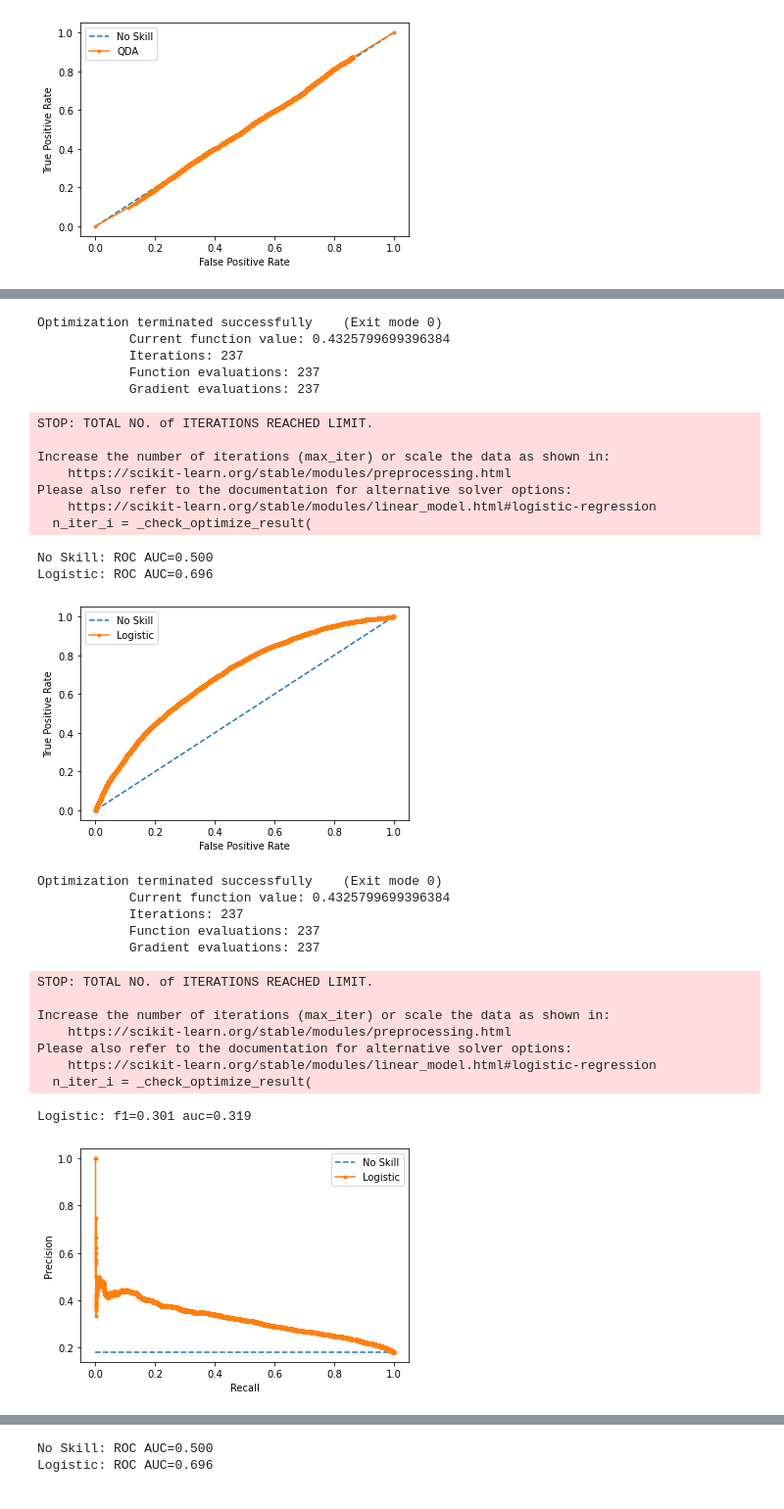
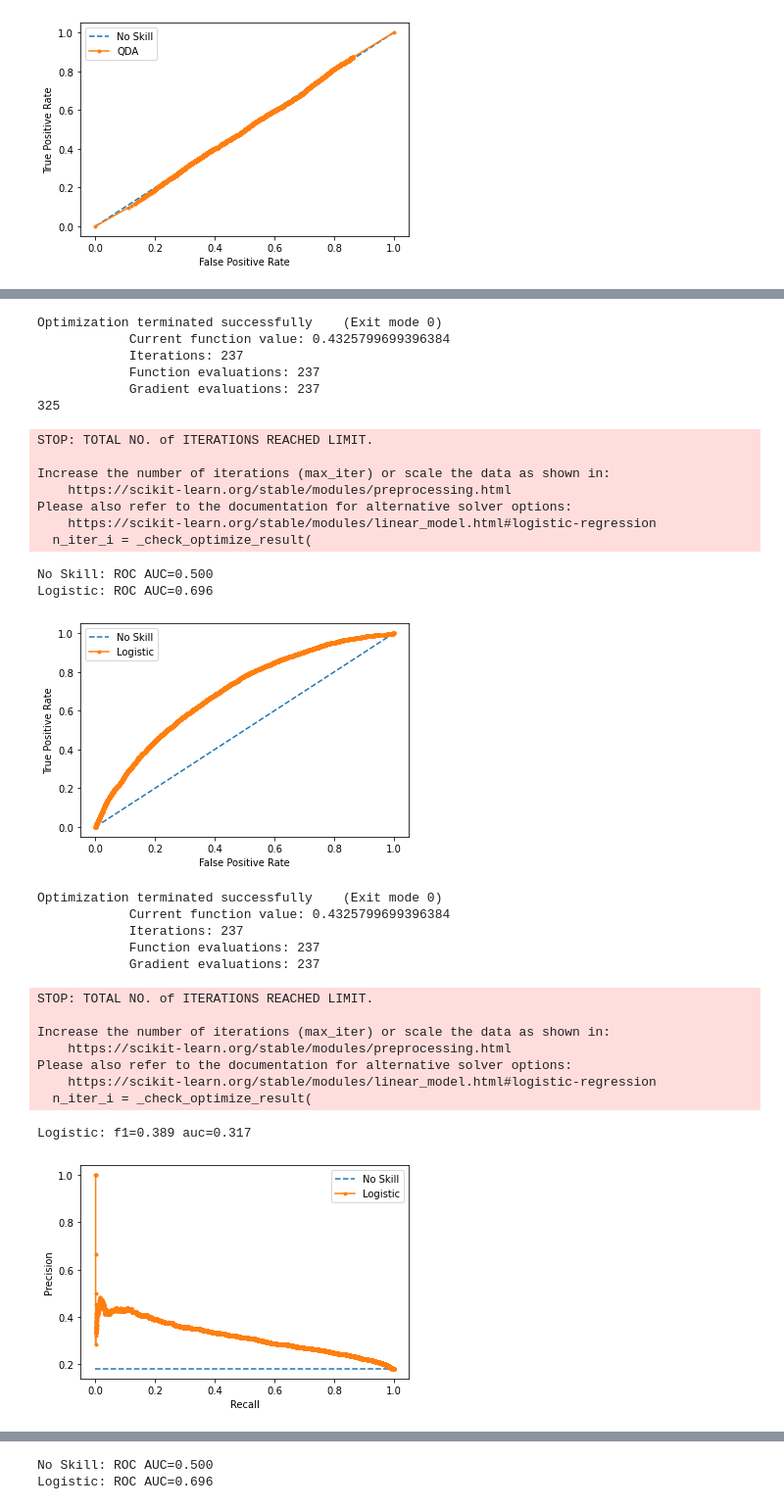
Before and after one commit to MarlonFacey/LoanDataLogReg, a Jupyter notebook: Loan Data EDA_Jason.ipynb, the cells around one changed output, grey strips where cells are left out. Shown at 98% size. Drawn from its saved outputs; the diff is of its cells as text; code cells hidden in the pictures.

```diff
--- a/Loan Data EDA_Jason.ipynb
+++ b/Loan Data EDA_Jason.ipynb
@@ -261,7 +266,7 @@ No Skill: ROC AUC=0.500
 Logistic: ROC AUC=0.505
 [figure]
 # %%
-w = {0:1, 1:8}
+w = {0:1, 1:5}
 clf = LogisticRegression(class_weight = w)
 clf.fit(X,Y)
 y_pred = clf.predict(X_test)
@@ -495,0 +554,25 @@ Logistic: ROC AUC=0.498
+# %%
+#Recall QDA
+
+qda_model = QDA()
+ns_probs = [0 for _ in range(len(y_test))]
+qda_model.fit(X,Y)
+lr_probs = qda_model.predict_proba(X_test)
+lr_probs = lr_probs[:, 1]
+y_pred = qda_model.predict(X_test)
+lr_precision, lr_recall, _ = precision_recall_curve(y_test, lr_probs)
+lr_f1, lr_auc = f1_score(y_test, y_pred), auc(lr_recall, lr_precision)
+# summarize scores
+print('Logistic: f1=%.3f auc=%.3f' % (lr_f1, lr_auc))
+# plot the precision-recall curves
+no_skill = len(y_test[y_test==1]) / len(y_test)
+plt.plot([0, 1], [no_skill, no_skill], linestyle='--', label='No Skill')
+plt.plot(lr_recall, lr_precision, marker='.', label='QDA')
+# axis labels
+plt.xlabel('Recall')
+plt.ylabel('Precision')
+# show the legend
+plt.legend()
+# show the plot
+plt.savefig("recall_QDA.png")
+plt.show()
@@ -497,9 +583,10 @@ Logistic: ROC AUC=0.498
 log_reg = sm.Logit(Y, X).fit_regularized()
 pos_coef = np.abs(log_reg.params)
 interaction = PolynomialFeatures(degree=2,interaction_only=True, include_bias=False)
-X1 = pd.DataFrame(interaction.fit_transform(X[pos_coef.nlargest(22).index]),columns=interaction.get_feature_names(X.columns.to_list()))
+X1 = pd.DataFrame(interaction.fit_transform(X[pos_coef.nlargest(25).index]),columns=interaction.get_feature_names(X.columns.to_list()))
 X1.index = Y.index
-X1_test = pd.DataFrame(interaction.fit_transform(X_test[pos_coef.nlargest(22).index]),columns=interaction.get_feature_names(X_test.columns.to_list()))
+print(X1.shape[1])
+X1_test = pd.DataFrame(interaction.fit_transform(X_test[pos_coef.nlargest(25).index]),columns=interaction.get_feature_names(X_test.columns.to_list()))
 X1_test.index = X_test.index
 
 clf = LogisticRegression()
@@ -530,6 +617,7 @@ Optimization terminated successfully    (Exit mode 0)
             Iterations: 237
             Function evaluations: 237
             Gradient evaluations: 237
+325
 STOP: TOTAL NO. of ITERATIONS REACHED LIMIT.
 
 Increase the number of iterations (max_iter) or scale the data as shown in:
@@ -541,6 +629,8 @@ No Skill: ROC AUC=0.500
 Logistic: ROC AUC=0.696
 [figure]
 # %%
+#Recall for weighted regression with interactions terms
+
 log_reg = sm.Logit(Y, X).fit_regularized()
 pos_coef = np.abs(log_reg.params)
 interaction = PolynomialFeatures(degree=2,interaction_only=True, include_bias=False)
@@ -549,38 +639,40 @@ X1.index = Y.index
 X1_test = pd.DataFrame(interaction.fit_transform(X_test[pos_coef.nlargest(27).index]),columns=interaction.get_feature_names(X_test.columns.to_list()))
 X1_test.index = X_test.index
 
-clf = LogisticRegression()
+w = {0:1,1:5}
+clf = LogisticRegression(class_weight = w)
 clf.fit(X1,Y)
 ns_probs = [0 for _ in range(len(y_test))]
 lr_probs = clf.predict_proba(X1_test)
+y_pred = clf.predict(X1_test)
 lr_probs = lr_probs[:, 1]
 lr_precision, lr_recall, _ = precision_recall_curve(y_test, lr_probs)
 lr_f1, lr_auc = f1_score(y_test, y_pred), auc(lr_recall, lr_precision)
 # summarize scores
 print('Logistic: f1=%.3f auc=%.3f' % (lr_f1, lr_auc))
 # plot the precision-recall curves
 no_skill = len(y_test[y_test==1]) / len(y_test)
 plt.plot([0, 1], [no_skill, no_skill], linestyle='--', label='No Skill')
 plt.plot(lr_recall, lr_precision, marker='.', label='Logistic')
 # axis labels
 plt.xlabel('Recall')
 plt.ylabel('Precision')
 # show the legend
 plt.legend()
 # show the plot
 plt.show()
 # %% [output]
 Optimization terminated successfully    (Exit mode 0)
             Current function value: 0.4325799699396384
             Iterations: 237
             Function evaluations: 237
             Gradient evaluations: 237
 STOP: TOTAL NO. of ITERATIONS REACHED LIMIT.
 
 Increase the number of iterations (max_iter) or scale the data as shown in:
     https://scikit-learn.org/stable/modules/preprocessing.html
 Please also refer to the documentation for alternative solver options:
     https://scikit-learn.org/stable/modules/linear_model.html#logistic-regression
   n_iter_i = _check_optimize_result(
-Logistic: f1=0.301 auc=0.319
+Logistic: f1=0.389 auc=0.317
-[figure, old version]
+[figure, new version]
```
Also changed, not shown: parts of 29 cells of this notebook, 1 other file.
